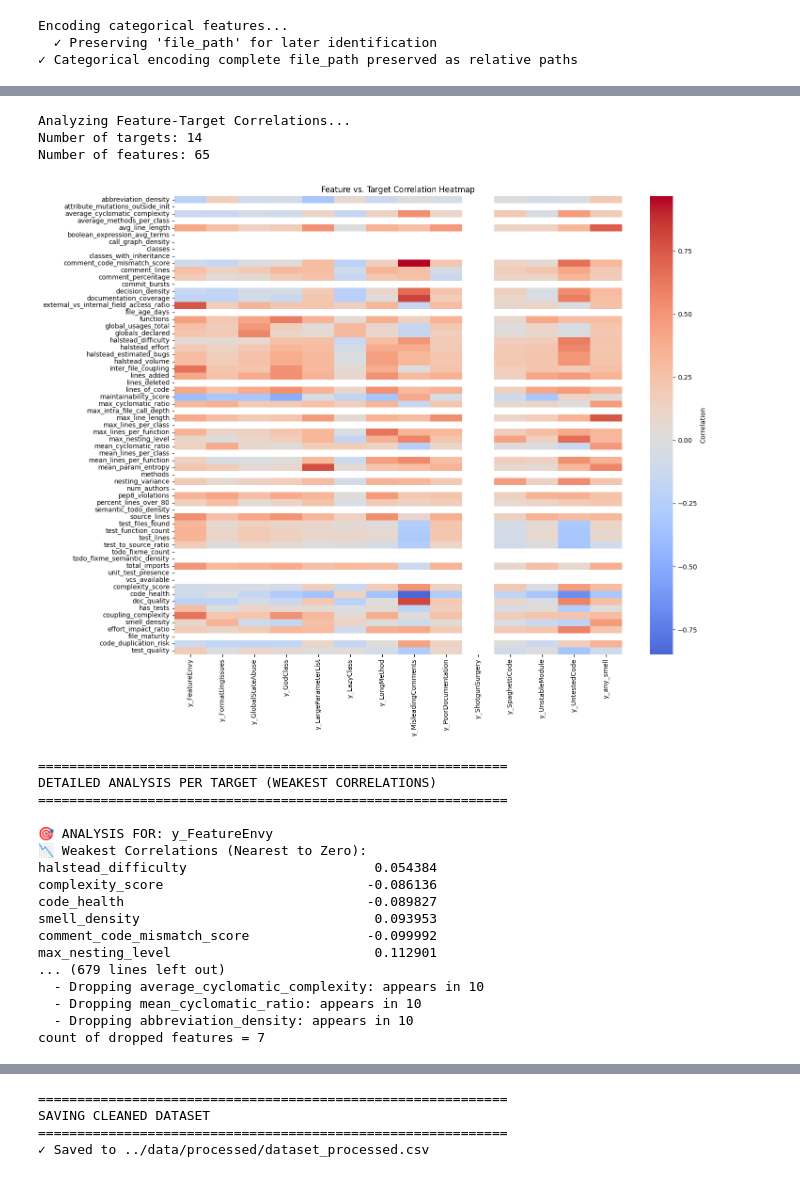
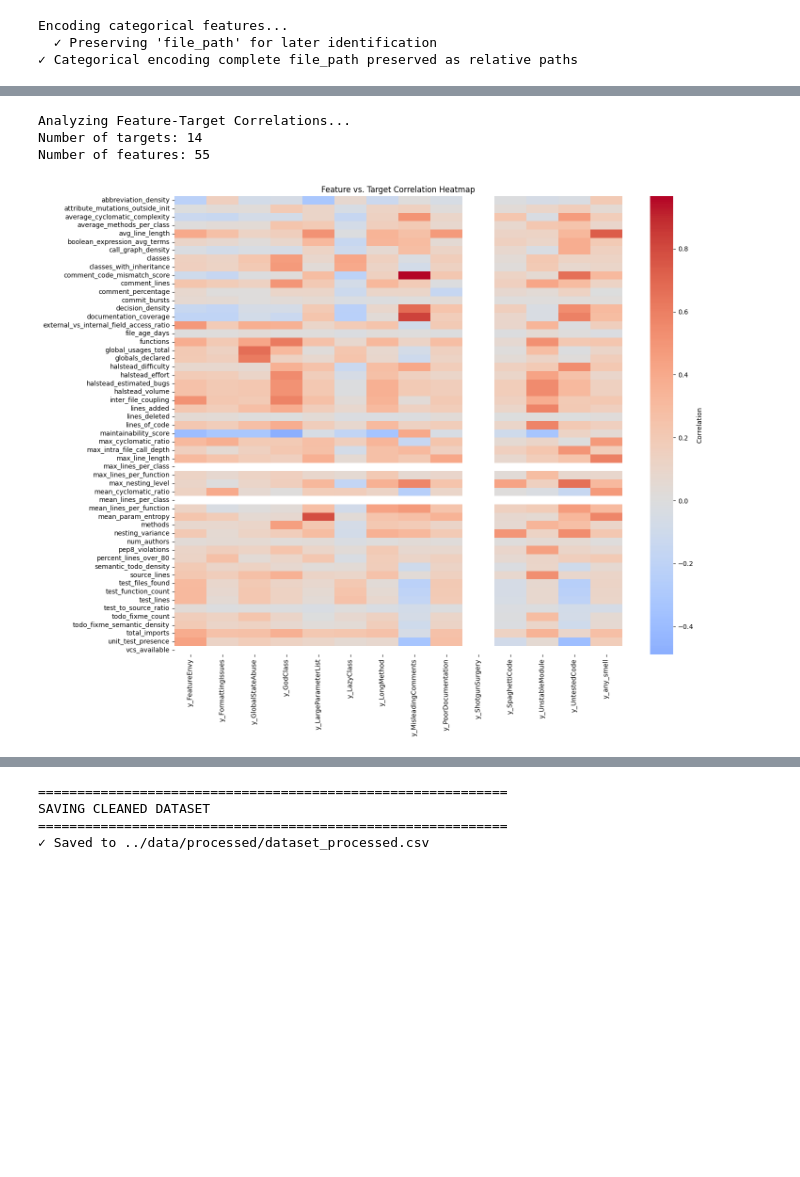
Before and after one commit to Darth-218/code-quality-assessment, a Jupyter notebook: notebooks/Production.ipynb, the cells around one changed output, grey strips where cells are left out. Saved outputs shown, nothing was run; the diff lists cells and outputs as text; code cells hidden in the pictures; blank space fills up the shorter version.

```diff
--- a/notebooks/Production.ipynb
+++ b/notebooks/Production.ipynb
@@ -311,98 +156,33 @@ from collections import Counter
 
 print("Analyzing Feature-Target Correlations...")
 
 # 1. Identify groups
 target_cols = [c for c in df.columns if c.startswith('y_')]
 feature_cols = [c for c in df.select_dtypes(include=[np.number]).columns if c not in target_cols]
+
 target_cols_len = len(target_cols)
 feature_cols_len = len(feature_cols)
 
 print(f"Number of targets: {target_cols_len}")
 print(f"Number of features: {feature_cols_len}")
 
 # Store all weak features to find the most common ones later
 all_weak_features = []
 THRESHOLD = 0.20
 
 if target_cols and feature_cols:
     # 2. Calculate Correlation Matrix
     full_corr = df[feature_cols + target_cols].corr()
     target_corr_matrix = full_corr.loc[feature_cols, target_cols]
 
     # 3. Plot Heatmap (Overview)
     plt.figure(figsize=(15, 12))
     sns.heatmap(target_corr_matrix, cmap='coolwarm', center=0, cbar_kws={'label': 'Correlation'})
     plt.title('Feature vs. Target Correlation Heatmap')
     plt.tight_layout()
     plt.show()
-
-    # 4. Detailed Analysis per Target
-    print("\n" + "="*60)
-    print("DETAILED ANALYSIS PER TARGET (WEAKEST CORRELATIONS)")
-    print("="*60)
-
-    for target in target_cols:
-        print(f"\n🎯 ANALYSIS FOR: {target}")
-
-        corrs = target_corr_matrix[target].dropna()
-        sorted_by_weakness = corrs.iloc[corrs.abs().argsort()]
-
-        print("📉 Weakest Correlations (Nearest to Zero):")
-        print(sorted_by_weakness.to_string())
-
-        weak_candidates = sorted_by_weakness[sorted_by_weakness.abs() <= THRESHOLD]
-        all_weak_features.extend(weak_candidates.index.tolist())
-
-    # 5. FIND AND PLOT THE "UNIVERSAL WEAK FEATURES"
-    print("\n" + "="*60)
-    print(f"ANALYSIS OF REPEATED WEAK FEATURES (Threshold < {THRESHOLD})")
-    print("="*60)
-
-    # Count frequency of each feature in the weak lists
-    feature_counts = Counter(all_weak_features)
-    most_common_weak = feature_counts.most_common(feature_cols_len)
-
-    print(f"Features that appear as WEAK (< {THRESHOLD}) across multiple targets:")
-    print(f"(Max possible count: {target_cols_len})")
-    print("-" * 50)
-    if most_common_weak:
-        for feat, count in most_common_weak:
-            # Calculate average abs correlation to show *how* weak
-            avg_corr = target_corr_matrix.loc[feat].abs().mean()
-            print(f"  - {feat}: appears in {count} targets (Avg Abs Corr: {avg_corr:.3f})")
-    else:
-        print("⚠ No targets or numeric features found for correlation analysis.")
-
-# drop any that appers >=10 times with avr cor < theshold
-print("\n" + "="*60)
-print("Dropping features that appear as weak in 10 or more targets:")
-print("="*60)
-no = 0
-for feat, count in most_common_weak:
-    if count >= 10:
-        print(f"  - Dropping {feat}: appears in {count}")
-        no += 1
-print(f"count of dropped features = {no}")
-df = df.drop(columns=[feat for feat, count in most_common_weak if count >= 10])
 # %% [output]
 Analyzing Feature-Target Correlations...
 Number of targets: 14
-Number of features: 65
+Number of features: 55
-[figure, old version]
+[figure, new version]
-============================================================
-DETAILED ANALYSIS PER TARGET (WEAKEST CORRELATIONS)
-============================================================
-
-🎯 ANALYSIS FOR: y_FeatureEnvy
-📉 Weakest Correlations (Nearest to Zero):
-halstead_difficulty                        0.054384
-complexity_score                          -0.086136
-code_health                               -0.089827
-smell_density                              0.093953
-comment_code_mismatch_score               -0.099992
-max_nesting_level                          0.112901
-... (679 lines left out)
-  - Dropping average_cyclomatic_complexity: appears in 10
-  - Dropping mean_cyclomatic_ratio: appears in 10
-  - Dropping abbreviation_density: appears in 10
-count of dropped features = 7
```
Also changed, not shown: parts of 8 cells of this notebook, 1 other file.
